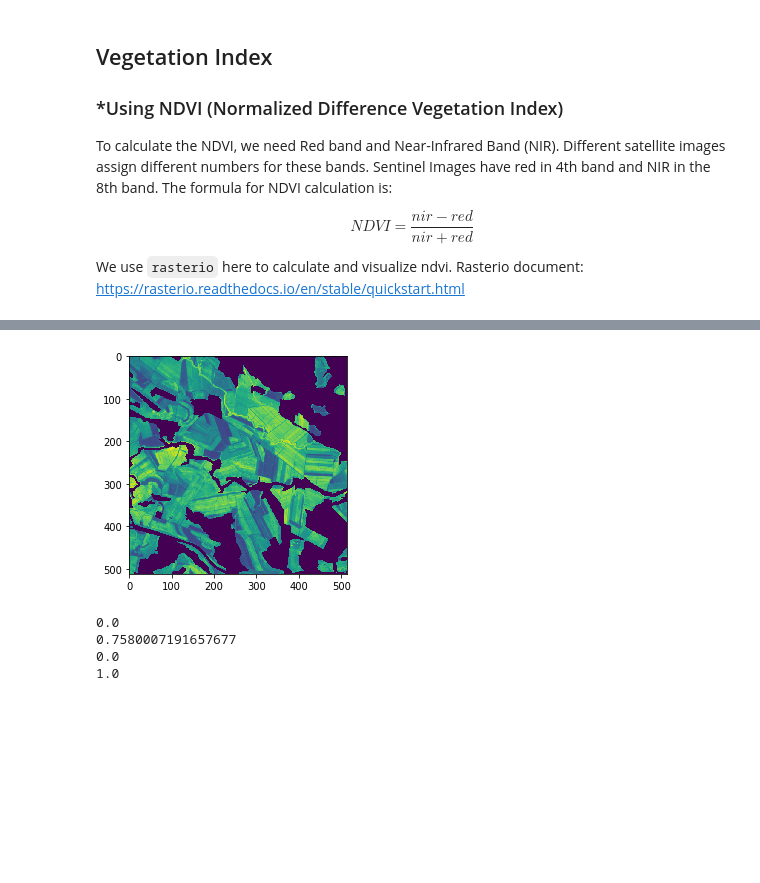
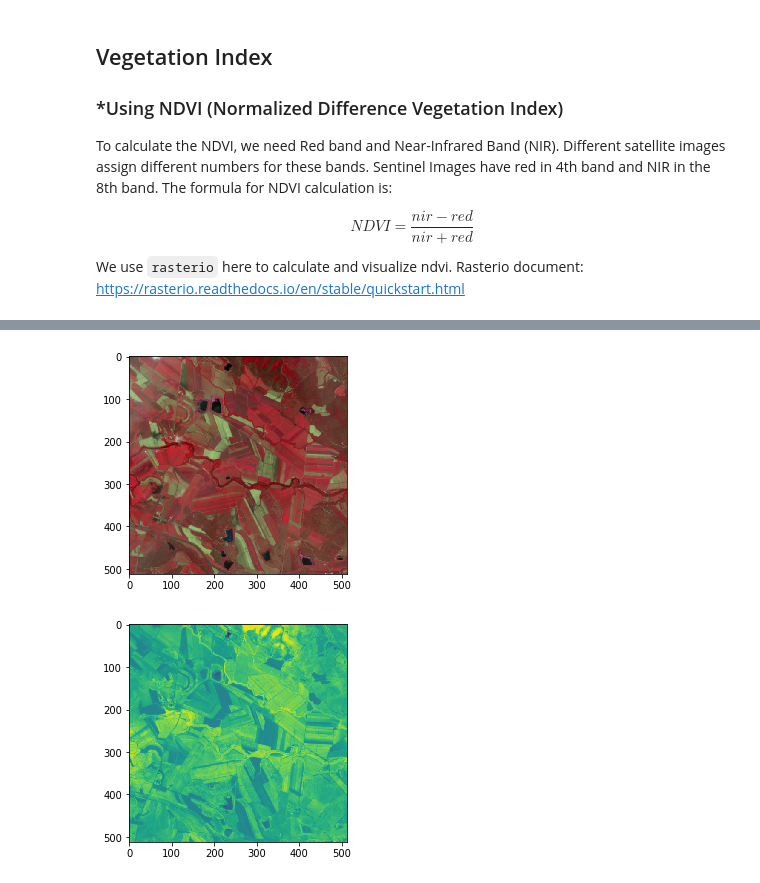
Before and after one commit to Phoebe0222/datathon, a Jupyter notebook: agri-indexes/NDVI.ipynb, the cells around one changed output, grey strips where cells are left out. Cells and saved outputs as stored; diff of their text form; code cells hidden in the pictures; blank space fills up the shorter version.

```diff
--- a/agri-indexes/NDVI.ipynb
+++ b/agri-indexes/NDVI.ipynb
@@ -70,48 +70,38 @@ def normalize(array):
     array_min, array_max = array.min(), array.max()
     return ((array - array_min)/(array_max - array_min))
 
-def get_band(tile_x, tile_y, date, band, img, cropped = True):
+def get_band(tile_x, tile_y, date, band, cropped = False):
     if cropped == True:
         path = get_cropped_image_paths(tile_x, tile_y, band, date)
     else:
         path = get_timeseries_image_paths(tile_x, tile_y, band, date)
+
     b = rio.open(path)
-    if img!='NDVI':
-        read = b.read(1)
-
-    else:
-        read = b.read(1).astype('float64')
+    read = normalize(b.read(1))
 
     get_band = dict()
     get_band['read'] = read; get_band['b'] = b
 
     return get_band
 # %%
-def FCI(tile_x, tile_y, date,img='FCI'):
-    get_blue = get_band(tile_x, tile_y, date, band='B02', img = img)
+def FCI(tile_x, tile_y, date):
+    get_blue = get_band(tile_x, tile_y, date, band='B02')
     b2 = get_blue['b']; blue = get_blue['read']
 
-    get_green = get_band(tile_x, tile_y, date, band='B03', img = img)
+    get_green = get_band(tile_x, tile_y, date, band='B03')
     b3 = get_green['b']; green = get_green['read']
 
-    get_red = get_band(tile_x, tile_y, date, band='B04', img = img)
+    get_red = get_band(tile_x, tile_y, date, band='B04')
     b4 = get_red['b']; red = get_red['read']
 
-    get_nir = get_band(tile_x, tile_y, date, band='B08', img = img)
+    get_nir = get_band(tile_x, tile_y, date, band='B08')
     b8 = get_nir['b']; nir = get_nir['read']
 
-    #export false color image
-    FCI = rio.open(f'./Output/fci-{tile_x}-{tile_y}-{date}.png',
-                               'w', driver='Gtiff',
-                               width=b2.width, height=b2.height,
-                               count=3, crs=b2.crs,
-                               transform=b2.transform,
-                               dtype=b2.dtypes[0])
-    FCI.write(nir,1) #N->R
-    FCI.write(red,2) #R->G
-    FCI.write(green,3) #G->B
-    FCI.close()
+    # Stack bands
+    fci = np.dstack((nir, red, green))
 
-    # show FCI, can remove
-    FCI = rio.open(f'./Output/fci-{tile_x}-{tile_y}-{date}.png', count=3)
-    plot.show(FCI, cmap = 'viridis')
+    # View the color composite
+    plt.imshow(fci)
+    plt.savefig(f'./Output/fci-{tile_x}-{tile_y}-{date}.png')
+
+    return fci
@@ -121,2 +108,7 @@ def FCI(tile_x, tile_y, date,img='FCI'):
+# %%
+fci = FCI(TILE_X, TILE_Y,'2016-12-22')
+#get_band(TILE_X, TILE_Y,'2016-12-22', band='B02', img = 'FCI')['read'][1]
+# %% [output]
+[figure, added]
 # %%
 def NDVI(tile_x, tile_y, date, img = 'NDVI'):
@@ -198,21 +173,10 @@ def hist(tile_x, tile_y, date):
     trueColor = rio.open(f'./Output/tci-{tile_x}-{tile_y}-{date}.png', count=3)
     plot.show_hist(trueColor, bins=50, lw=0.0, stacked=False,
                    alpha=0.3, histtype='stepfilled', title="Histogram")
-# %%
-ndvi = NDVI(TILE_X, TILE_Y,'2016-12-22')
-# scaling of ndvi
-min=np.nanmin(ndvi)
-max=np.nanmax(ndvi)
-print(min);print(max)
-
-ndvi_scale = (ndvi - min)/(max-min) #scale to 0 to 1
-print(np.nanmin(ndvi_scale));print(np.nanmax(ndvi_scale))
-# %% [output]
-[figure, removed]
-0.0
-0.7580007191657677
-0.0
-1.0
+# %%
+ndvi = NDVI(TILE_X, TILE_Y,'2016-12-22')
+# %% [output]
+[figure, added]
 # %%
 
 band_repre(TILE_X, TILE_Y,'2016-12-22')
```
Also changed, not shown: parts of 11 cells of this notebook, 1 other file.
